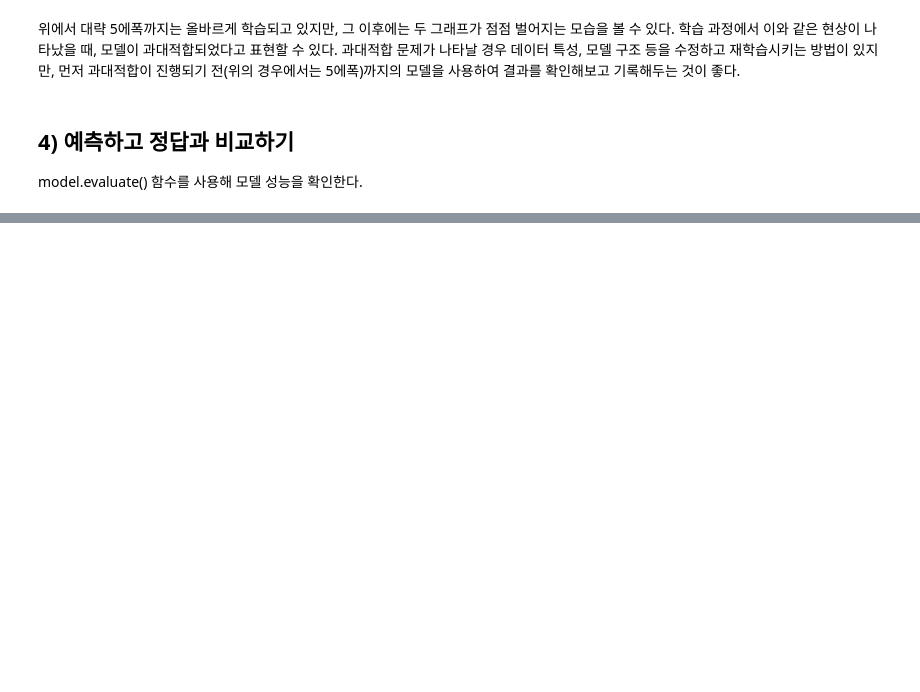
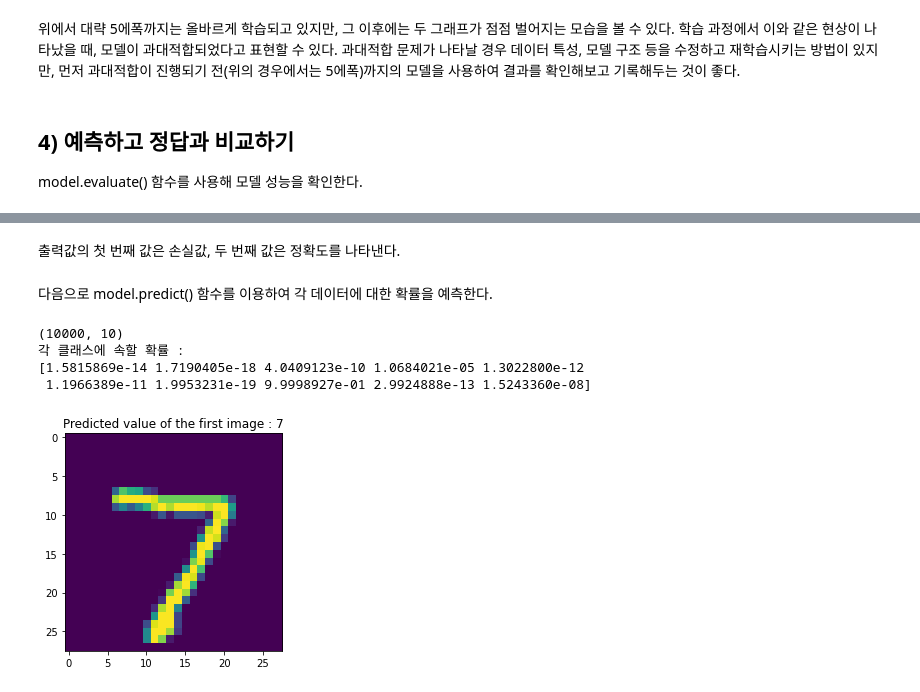
Before and after one commit to spacemaninSeoul/justpractice, a Jupyter notebook: Using_Neural_Network_Fashion_MNIST.ipynb, the cells around one changed output, grey strips where cells are left out. Drawn from its saved outputs; the diff is of its cells as text; code cells hidden in the pictures; blank space fills up the shorter version.

```diff
--- a/Using_Neural_Network_Fashion_MNIST.ipynb
+++ b/Using_Neural_Network_Fashion_MNIST.ipynb
@@ -246,0 +247,26 @@ model.evaluate(x_test, y_test)
+# %% [markdown]
+출력값의 첫 번째 값은 손실값, 두 번째 값은 정확도를 나타낸다.
+# %% [markdown]
+다음으로 model.predict() 함수를 이용하여 각 데이터에 대한 확률을 예측한다.
+# %%
+# 학습된 모델을 통해 값 예측
+import numpy as np
+
+results = model.predict(x_test)
+print(results.shape)
+np.set_printoptions(precision=7)
+print(f'각 클래스에 속할 확률 : \n{results [0]}')
+# %% [output]
+(10000, 10)
+각 클래스에 속할 확률 :
+[1.5815869e-14 1.7190405e-18 4.0409123e-10 1.0684021e-05 1.3022800e-12
+ 1.1966389e-11 1.9953231e-19 9.9998927e-01 2.9924888e-13 1.5243360e-08]
+# %%
+# 예측값을 그려 확인하기
+import matplotlib.pyplot as plt
+arg_results = np.argmax(results, axis = -1) # 가장 큰 값의 인덱스를 가져온다.
+plt.imshow(x_test[0].reshape(28, 28))
+plt.title('Predicted value of the first image : ' + str(arg_results[0]))
+plt.show()
+# %% [output]
+[figure, added]
```
Also changed, not shown: parts of 26 cells of this notebook.
